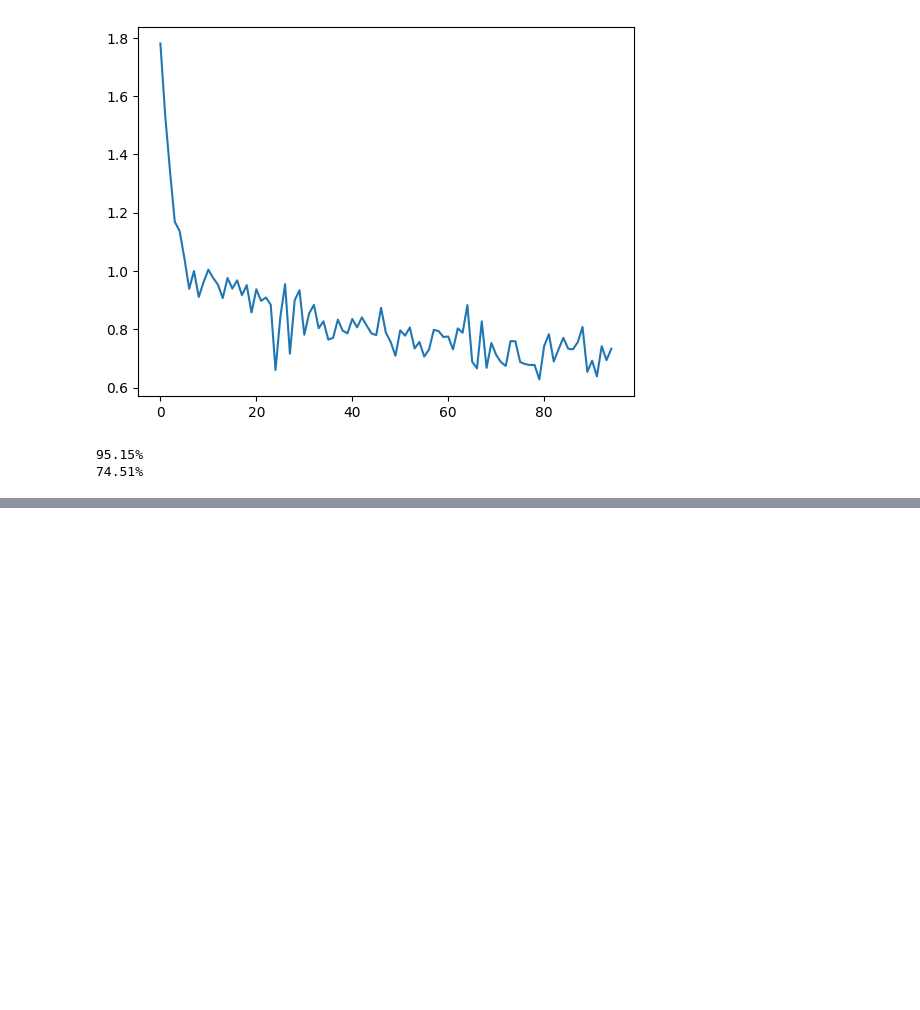
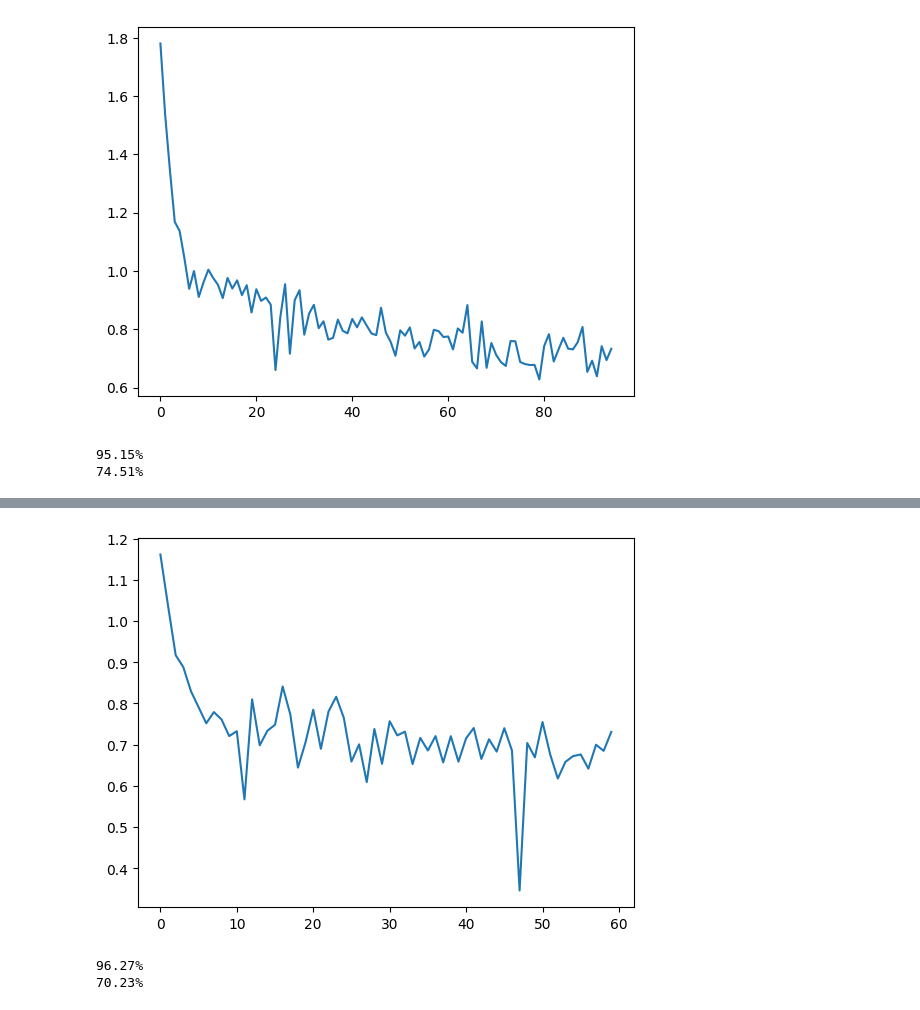
Before and after one commit to necrashter/transformers-learnable-memory, a Jupyter notebook: 502 Project MNIST.ipynb, the cells around one changed output, grey strips where cells are left out. Saved outputs shown, nothing was run; the diff lists cells and outputs as text; code cells hidden in the pictures; blank space fills up the shorter version.

```diff
--- a/502 Project MNIST.ipynb
+++ b/502 Project MNIST.ipynb
@@ -201,0 +243,14 @@ tensor([[[0., 0., 0., 0., 0., 0., 0., 0., 0., 0., 0., 0., 0., 0., 0., 0., 0., -i
+# %%
+# FINE TUNE ON DIGITS 4 TO 6 WITH MEMORY
+torch.manual_seed(SEED)
+model4to6 = copy.deepcopy(model0to3)
+parameters = model4to6.add_head(
+    mlp_head_sizes=[512, 3],
+    memory_tokens=2,
+)
+optimizer = torch.optim.Adam(parameters, lr=0.001)
+
+train(model4to6, dataloader4to6, optimizer, head_index=1)
+eval_model(model4to6, dataloader0to3, head_index=0)
+eval_model(model4to6, dataloader4to6, head_index=1)
+# %% [output]
@@ -201,0 +262,3 @@ tensor([[[0., 0., 0., 0., 0., 0., 0., 0., 0., 0., 0., 0., 0., 0., 0., 0., 0., -i
+[figure, added]
+96.27%
+70.23%
```
Also changed, not shown: parts of 13 cells of this notebook, 1 other file.
